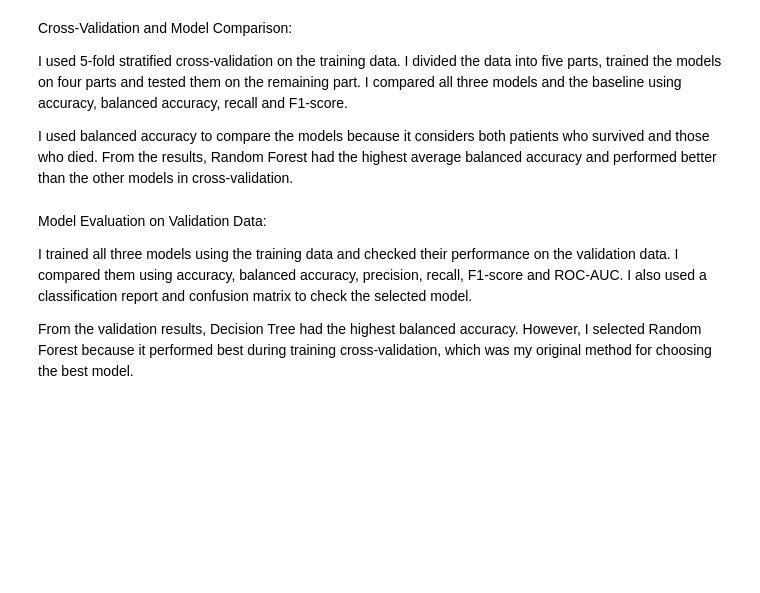
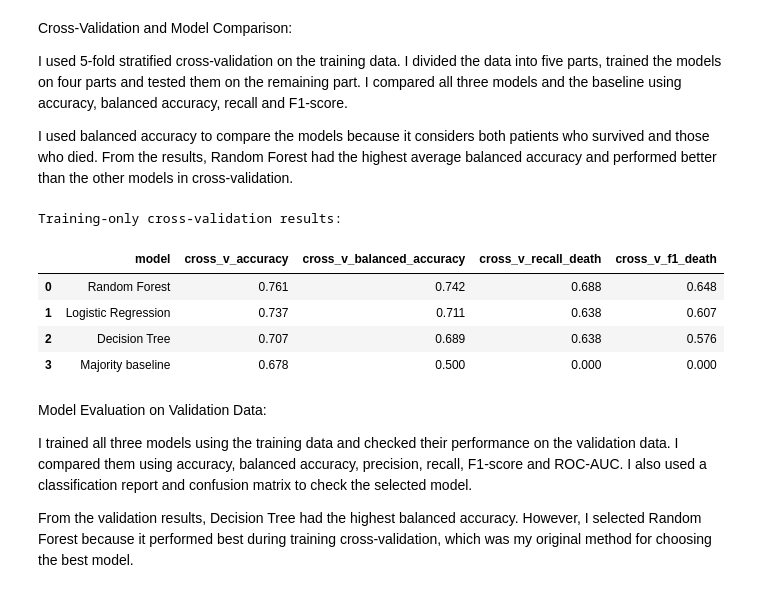
Before and after one commit to sharadamarathe54-ctrl/heart-failure-mortality-classification, a Jupyter notebook: Heart_Mortality_Prediction.ipynb, the cells around one changed output. Drawn from its saved outputs; the diff is of its cells as text; code cells hidden in the pictures; blank space fills up the shorter version.

```diff
--- a/Heart_Mortality_Prediction.ipynb
+++ b/Heart_Mortality_Prediction.ipynb
@@ -255,32 +277,39 @@ I used balanced accuracy to compare the models because it considers both patient
 # %%
 cross_v = StratifiedKFold(n_splits=5, shuffle=True, random_state=RANDOM_STATE)
 all_models = {'Majority baseline': baseline, **models}
 cross_v_rows = []
 
 for name, estimator in all_models.items():
     scores = cross_validate(
-        estimator, X_train, y_train, cv=cv,
+        estimator, X_train, y_train, cv=cross_v,
         scoring={
             'accuracy': 'accuracy',
             'balanced_accuracy': 'balanced_accuracy',
             'recall_death': 'recall',
             'f1_death': 'f1'
         },
         n_jobs=1
     )
     cross_v_rows.append({
         'model': name,
         'cross_v_accuracy': scores['test_accuracy'].mean(),
         'cross_v_balanced_accuracy': scores['test_balanced_accuracy'].mean(),
         'cross_v_recall_death': scores['test_recall_death'].mean(),
         'cross_v_f1_death': scores['test_f1_death'].mean()
     })
 
 cross_v_table = pd.DataFrame(cross_v_rows).sort_values(
     'cross_v_balanced_accuracy', ascending=False
 ).reset_index(drop=True)
 print('Training-only cross-validation results:')
 display(cross_v_table.round(3))
+# %% [output]
+Training-only cross-validation results:
+|  | model | cross_v_accuracy | cross_v_balanced_accuracy | cross_v_recall_death | cross_v_f1_death |
+| 0 | Random Forest | 0.761 | 0.742 | 0.688 | 0.648 |
+| 1 | Logistic Regression | 0.737 | 0.711 | 0.638 | 0.607 |
+| 2 | Decision Tree | 0.707 | 0.689 | 0.638 | 0.576 |
+| 3 | Majority baseline | 0.678 | 0.500 | 0.000 | 0.000 |
 # %% [markdown]
 Model Evaluation on Validation Data:
 
```
Also changed, not shown: parts of 8 cells of this notebook.
